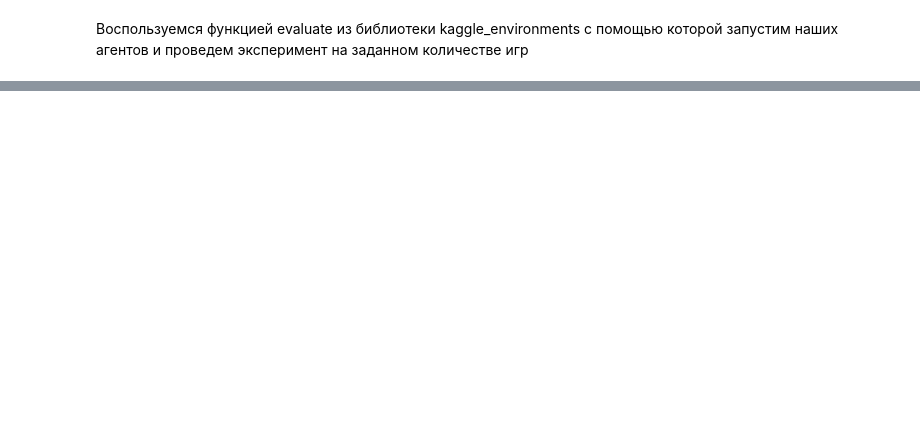
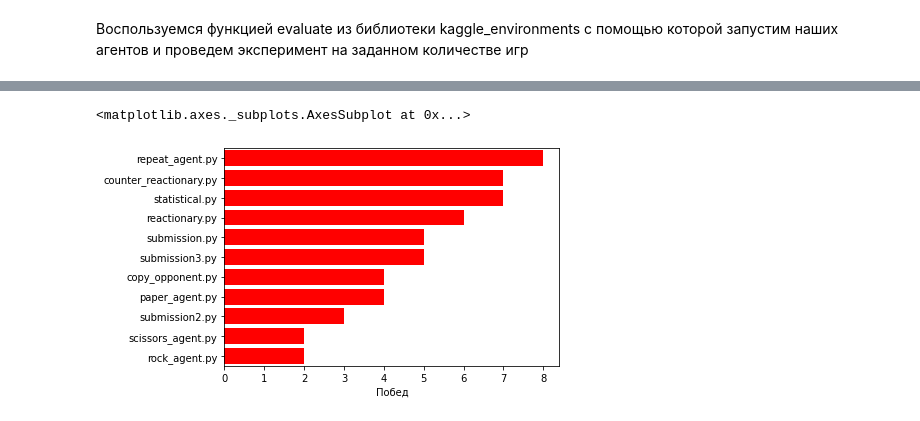
Before and after one commit to Glebych2/MIPT_home_work, a Jupyter notebook: Environment_example.ipynb, the cells around one changed output, grey strips where cells are left out. Saved outputs shown, nothing was run; the diff lists cells and outputs as text; code cells hidden in the pictures; blank space fills up the shorter version.

```diff
--- a/Environment_example.ipynb
+++ b/Environment_example.ipynb
@@ -172,0 +189,30 @@ evaluate(
+# %%
+dict_win = {"submission.py": [0, 0, 0], "submission2.py": [0, 0, 0], "submission3.py":[0, 0, 0],"copy_opponent.py": [0, 0, 0], "scissors_agent.py": [0, 0, 0],
+        "counter_reactionary.py": [0, 0, 0], "reactionary.py": [0, 0, 0], "paper_agent.py": [0, 0, 0], "rock_agent.py": [0, 0, 0], "statistical.py": [0, 0, 0], "repeat_agent.py": [0, 0, 0]}
+
+np.rps = []
+for i in range(len(lst)):
+  np.rps_row = []
+  a = 0
+  for j in range(len(lst)):
+    one_set = []
+    one_set = evaluate(
+      "rps", #environment to use - no need to change
+      [lst[i], lst[j]], #agents to evaluate
+      configuration={"episodeSteps": 10, 'tieRewardThreshold': 1} #number of episodes
+    )
+    np.rps_row += one_set
+    #print(one_set)
+    if one_set[0][0] > one_set[0][1]:
+      dict_win[lst[i]][0] += 1
+    elif one_set[0][0] < one_set[0][1]:
+      dict_win[lst[i]][1] += 1
+    else:
+      dict_win[lst[i]][2] += 1
+
+  np.rps.append(np.rps_row)
+# %%
+colName = ["Побед", "Поражний", "Ничьих"]
+df = pd.DataFrame.from_dict(dict_win, orient='index', columns=colName)
+df = df.sort_values("Побед",ascending = False)
+df
@@ -172,0 +254,18 @@ evaluate(
+# %%
+df1 = df
+for i in df1.index:
+    df1["Агент"] = df1.index
+
+sns.barplot(
+    x='Побед',
+    y=df1.index,
+    #hue="Побед",
+    ci=90,
+    color='Red',
+    saturation=1,
+    dodge= False,
+    data=df1
+)
+# %% [output]
+<matplotlib.axes._subplots.AxesSubplot at 0x...>
+[figure, added]
```
Also changed, not shown: parts of 18 cells of this notebook.
